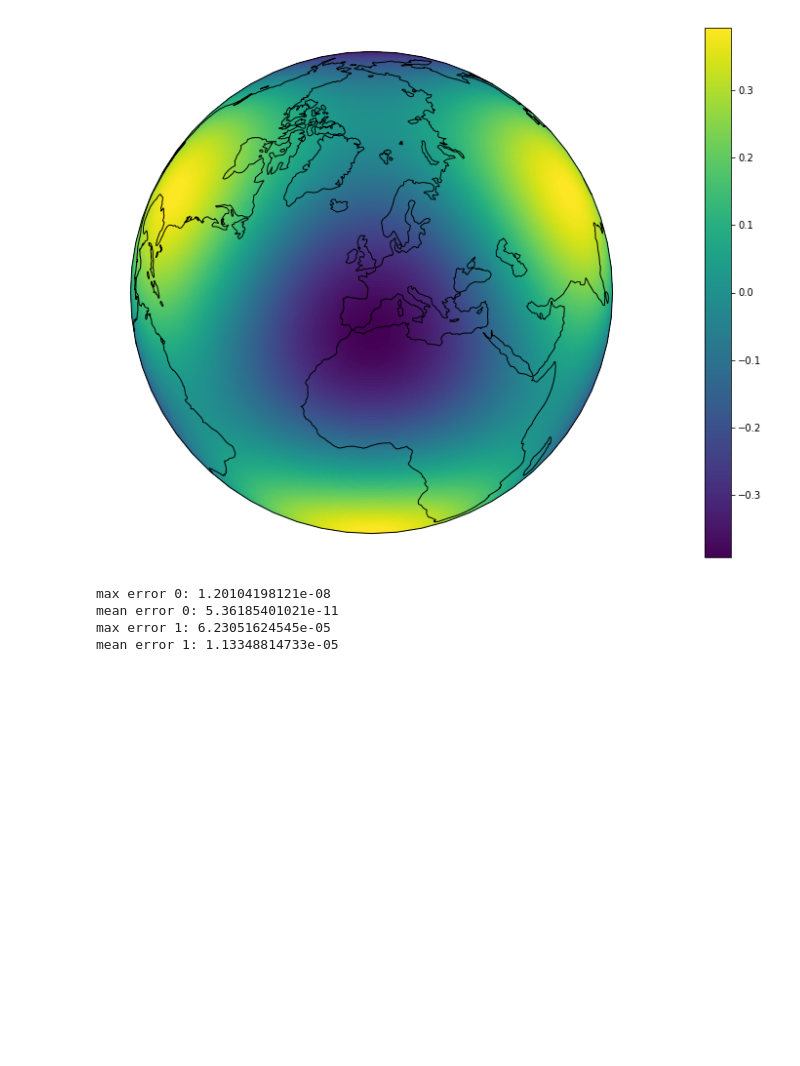
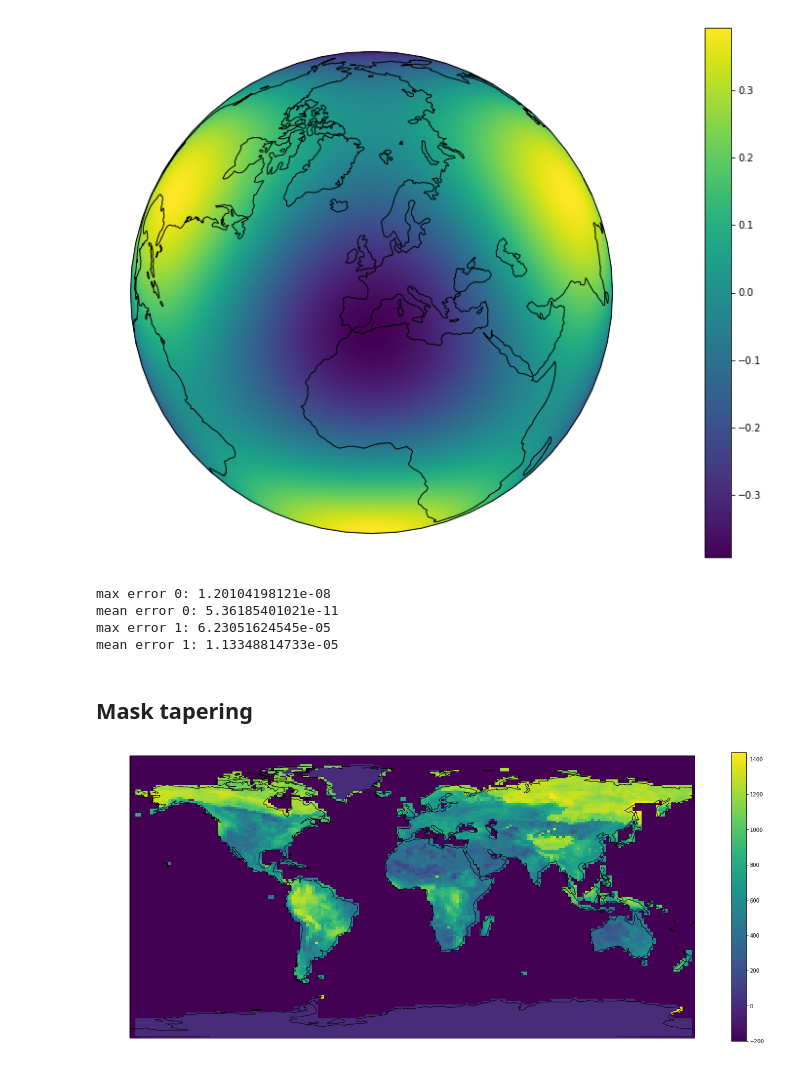
Before and after one commit to abrupt-climate/notebooks, a Jupyter notebook: Technical Introduction.ipynb, the cells around one changed output. Cells and saved outputs as stored; diff of their text form; code cells hidden in the pictures; blank space fills up the shorter version.

```diff
--- a/Technical Introduction.ipynb
+++ b/Technical Introduction.ipynb
@@ -83,3 +79,34 @@ max error 0: 1.20104198121e-08
 mean error 0: 5.36185401021e-11
 max error 1: 6.23051624545e-05
 mean error 1: 1.13348814733e-05
+# %% [markdown]
+## Mask tapering
+# %%
+data_folder = Path("/mnt/Knolselderij/bulk/Abrupt/")
+month = 3
+
+sigma_d = unit('200 km')
+sigma_t = unit('5 year')
+
+gamma = 1
+scaling_factor = gamma * unit('10 km/year')
+sobel_delta_t = unit('1 year')
+sobel_delta_d = sobel_delta_t * scaling_factor
+sobel_weights = [sobel_delta_t, sobel_delta_d, sobel_delta_d]
+
+data_set = DataSet(
+    path=data_folder,
+    model = 'HadGEM2-ES',
+    variable = 'mrso',
+    scenario='rcp85',
+    realization='r1i1p1',
+)
+
+data_set.load()
+# %%
+data = data_set.data
+data_set.box.taper_masked_area(data, [0, 5, 5], 50)
+# %%
+plot_plate_carree(data_set.box, data[0].filled(-200))
+# %% [output]
+[figure, added]
```
Also changed, not shown: parts of 3 cells of this notebook, 2 other files.
